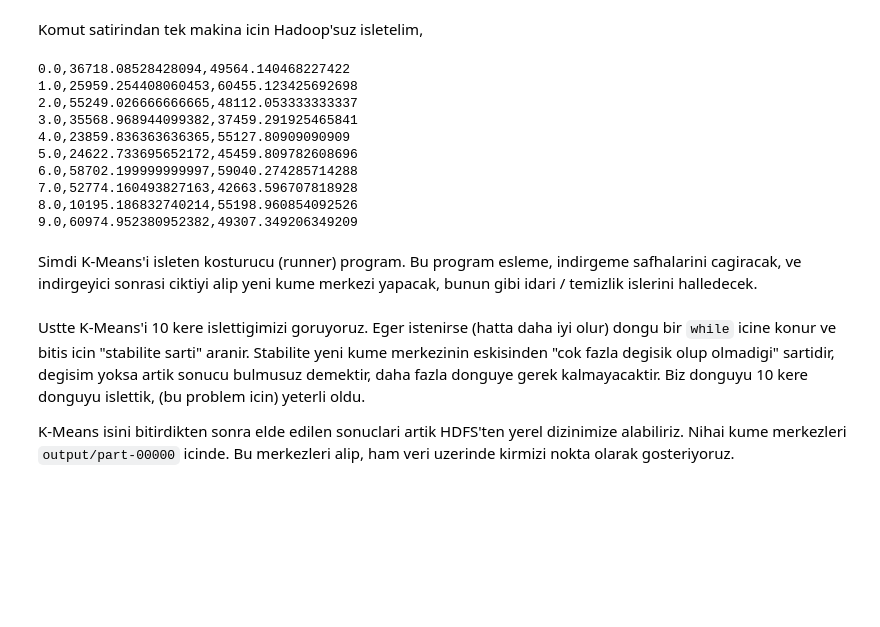
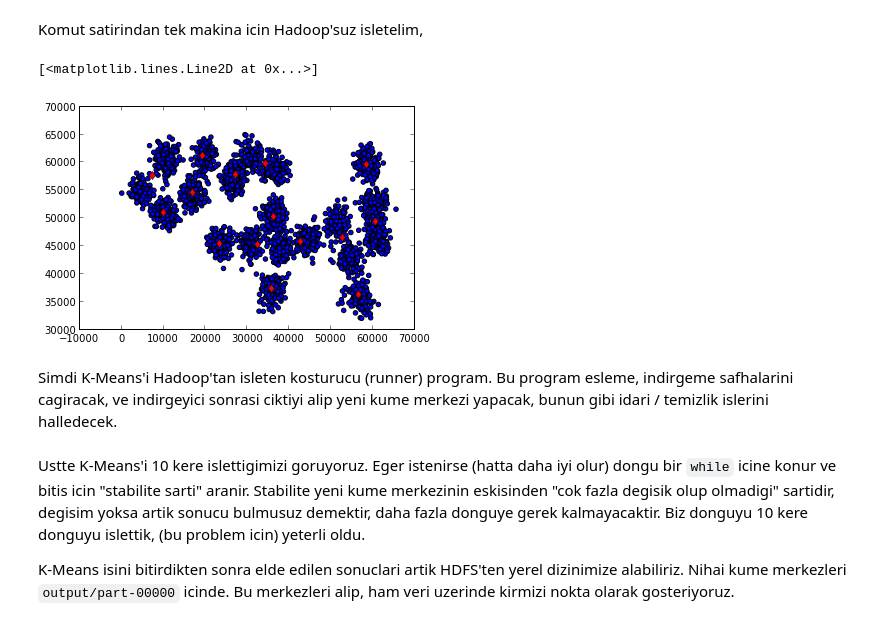
Before and after one commit to theparma/classnotes, a Jupyter notebook: stat/stat_hadoop_kmeans/kmeans.ipynb, the cells around one changed output. Cells and saved outputs as stored; diff of their text form; code cells hidden in the pictures; blank space fills up the shorter version.

```diff
--- a/stat/stat_hadoop_kmeans/kmeans.ipynb
+++ b/stat/stat_hadoop_kmeans/kmeans.ipynb
@@ -158,23 +170,23 @@ centers.to_csv("/tmp/centers.csv",header=None)
 # %% [markdown]
 Komut satirindan tek makina icin Hadoop'suz isletelim,
 # %%
-!cat synthetic.txt | python mapper.py | python reducer.py
+for i in range(20):
+    os.system("cat synthetic.txt | python mapper.py | python reducer.py > /tmp/centers2.csv")
+    os.system("mv /tmp/centers2.csv /tmp/centers.csv")
-# %% [output]
-0.0,36718.08528428094,49564.140468227422
-1.0,25959.254408060453,60455.123425692698
-2.0,55249.026666666665,48112.053333333337
-3.0,35568.968944099382,37459.291925465841
-4.0,23859.836363636365,55127.80909090909
-5.0,24622.733695652172,45459.809782608696
-6.0,58702.199999999997,59040.274285714288
-7.0,52774.160493827163,42663.596707818928
-8.0,10195.186832740214,55198.960854092526
-9.0,60974.952380952382,49307.349206349209
+# %%
+df1 = read_csv("synthetic.txt",sep="   ")
+plt.scatter(df1.ix[:,0],df1.ix[:,1])
+plt.hold(True)
+df2 = read_csv("/tmp/centers.csv",header=None,index_col=0)
+plt.plot(df2.ix[:,1],df2.ix[:,2],'rd')
+# %% [output]
+[<matplotlib.lines.Line2D at 0x...>]
+[figure, added]
 # %% [markdown]
-Simdi K-Means'i isleten kosturucu (runner) program. Bu program esleme,
-indirgeme safhalarini cagiracak, ve indirgeyici sonrasi ciktiyi alip
-yeni kume merkezi yapacak, bunun gibi idari / temizlik islerini
-halledecek.
+Simdi K-Means'i Hadoop'tan isleten kosturucu (runner) program. Bu
+program esleme, indirgeme safhalarini cagiracak, ve indirgeyici
+sonrasi ciktiyi alip yeni kume merkezi yapacak, bunun gibi idari /
+temizlik islerini halledecek.
 # %%
 os.system("cp mapper.py /tmp/")
 os.system("chmod a+r /tmp/mapper.py")
```
Also changed, not shown: parts of 5 cells of this notebook.
